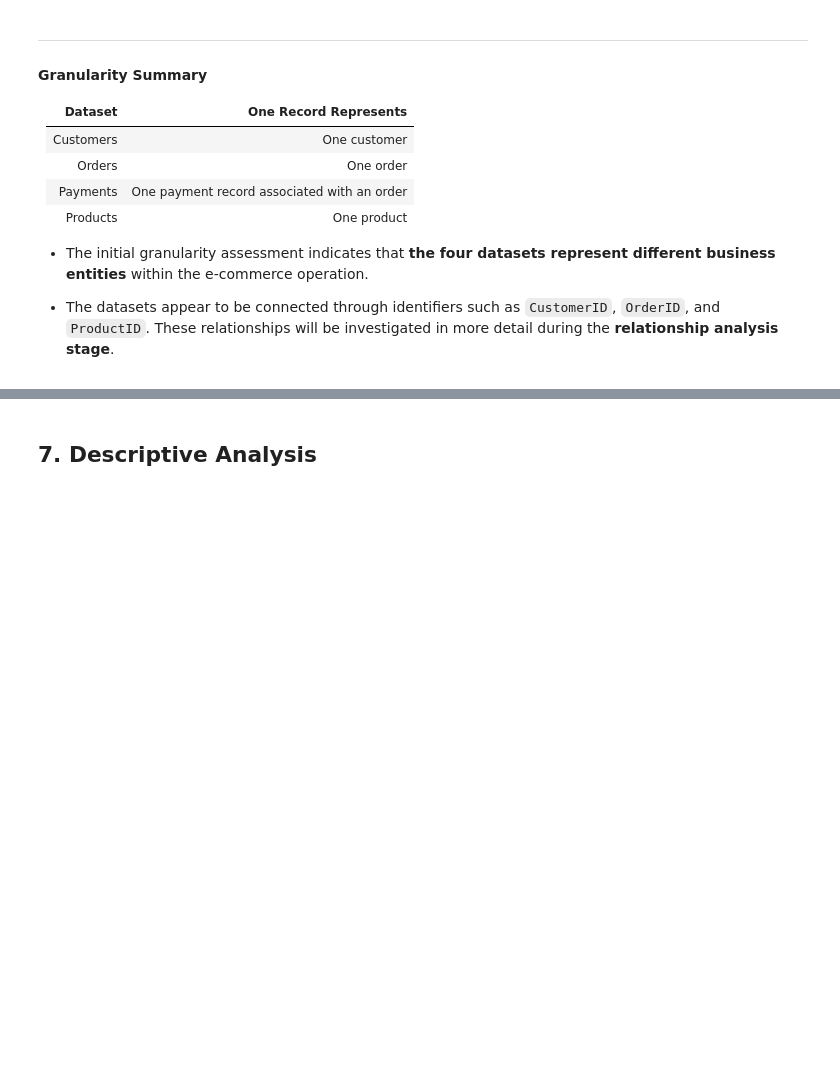
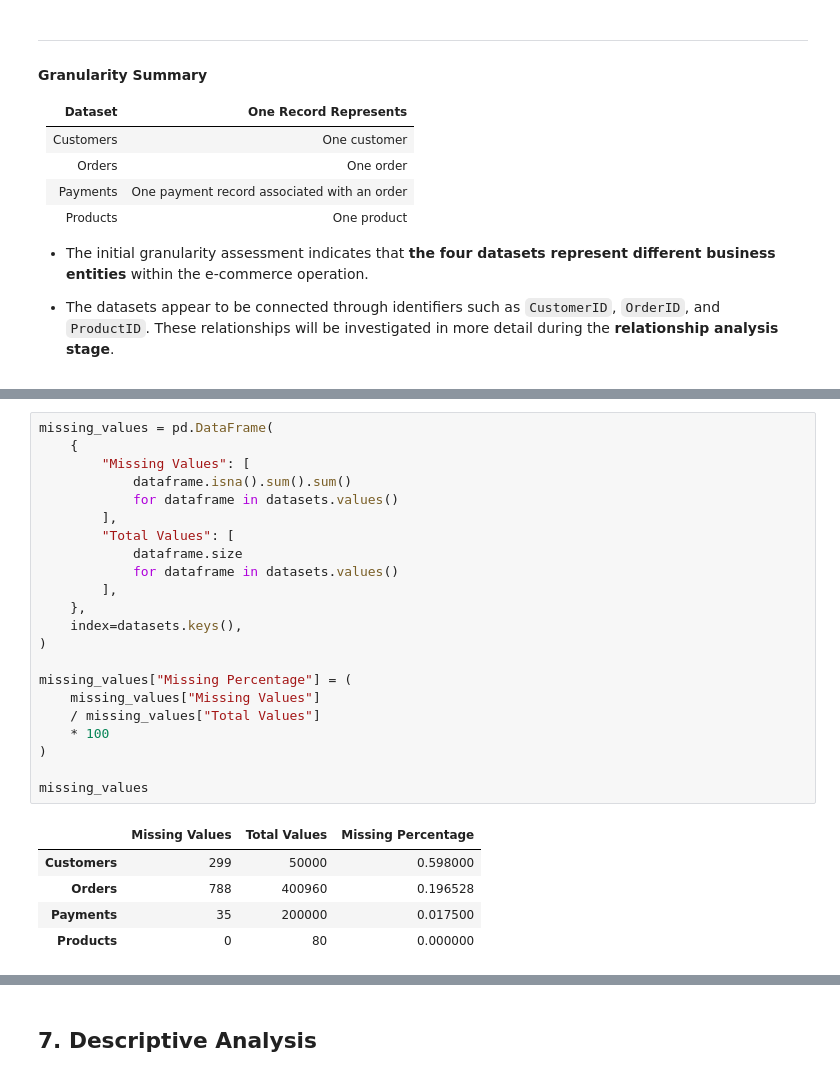
Before and after one commit to IsacFreitaas/ecommerce-business-analytics, a Jupyter notebook: notebooks/01_data_understanding.ipynb, the cells around one changed output, grey strips where cells are left out. Cells and saved outputs as stored; diff of their text form; blank space fills up the shorter version.

Commit message:
feat: Complete data quality assessment

```diff
--- a/notebooks/01_data_understanding.ipynb
+++ b/notebooks/01_data_understanding.ipynb
@@ -403,0 +394,28 @@ For each dataset, I have to verify:
+# %%
+missing_values = pd.DataFrame(
+    {
+        "Missing Values": [
+            dataframe.isna().sum().sum()
+            for dataframe in datasets.values()
+        ],
+        "Total Values": [
+            dataframe.size
+            for dataframe in datasets.values()
+        ],
+    },
+    index=datasets.keys(),
+)
+
+missing_values["Missing Percentage"] = (
+    missing_values["Missing Values"]
+    / missing_values["Total Values"]
+    * 100
+)
+
+missing_values
+# %% [output]
+|  | Missing Values | Total Values | Missing Percentage |
+| Customers | 299 | 50000 | 0.598000 |
+| Orders | 788 | 400960 | 0.196528 |
+| Payments | 35 | 200000 | 0.017500 |
+| Products | 0 | 80 | 0.000000 |
```
Also changed, not shown: parts of 35 cells of this notebook.
